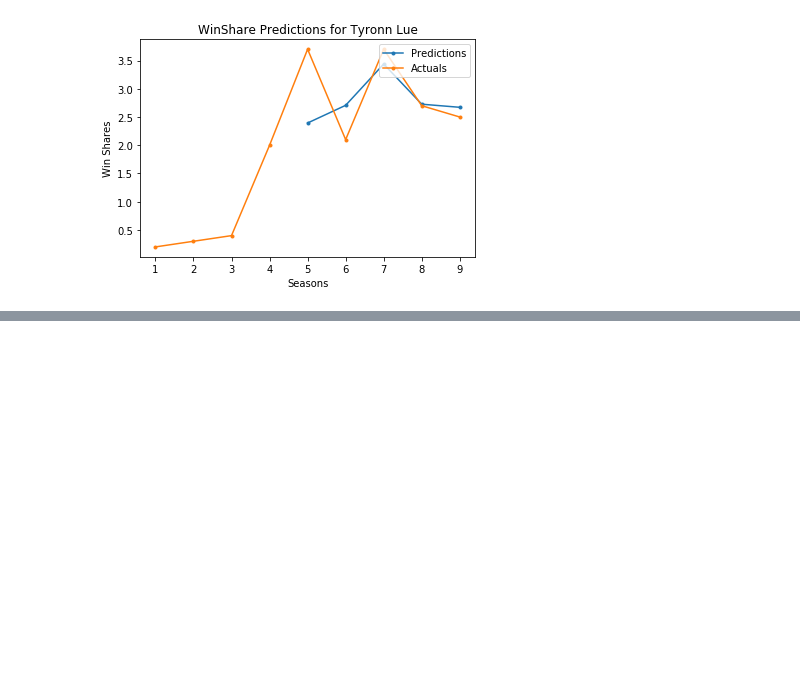
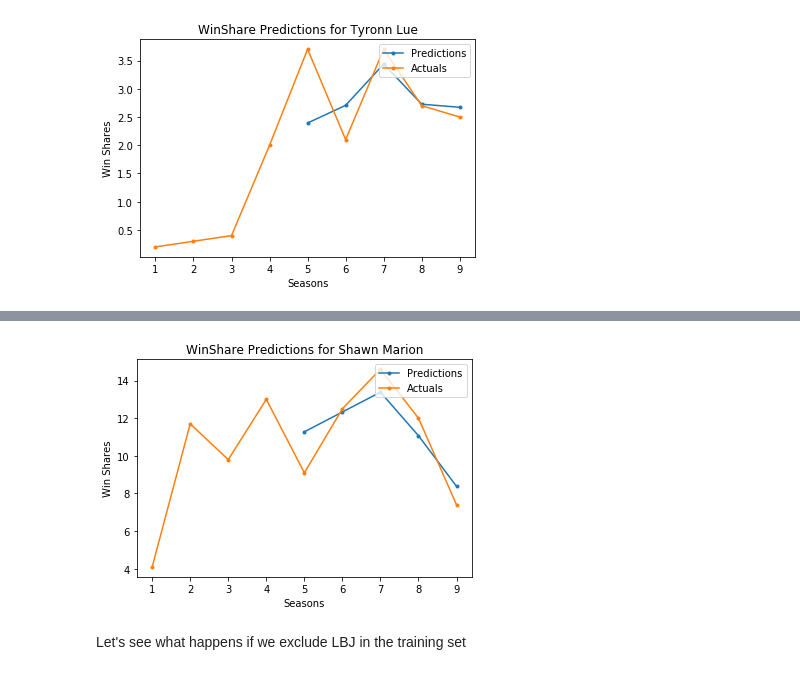
Before and after one commit to KirkAVoss/kv-capstone, a Jupyter notebook: NBAwinshare/2018.11.29_KV_Work.ipynb, the cells around one changed output, grey strips where cells are left out. Saved outputs shown, nothing was run; the diff lists cells and outputs as text; code cells hidden in the pictures; blank space fills up the shorter version.

```diff
--- a/NBAwinshare/2018.11.29_KV_Work.ipynb
+++ b/NBAwinshare/2018.11.29_KV_Work.ipynb
@@ -150,0 +171,6 @@ sr.plot_player_arc(fullstats,'Tyronn Lue',allprediction_dicts[2])
+# %%
+sr.plot_player_arc(fullstats,'Shawn Marion',allprediction_dicts[0])
+# %% [output]
+[figure, added]
+# %% [markdown]
+Let's see what happens if we exclude LBJ in the training set
```
Also changed, not shown: parts of 15 cells of this notebook, 1 other file.
